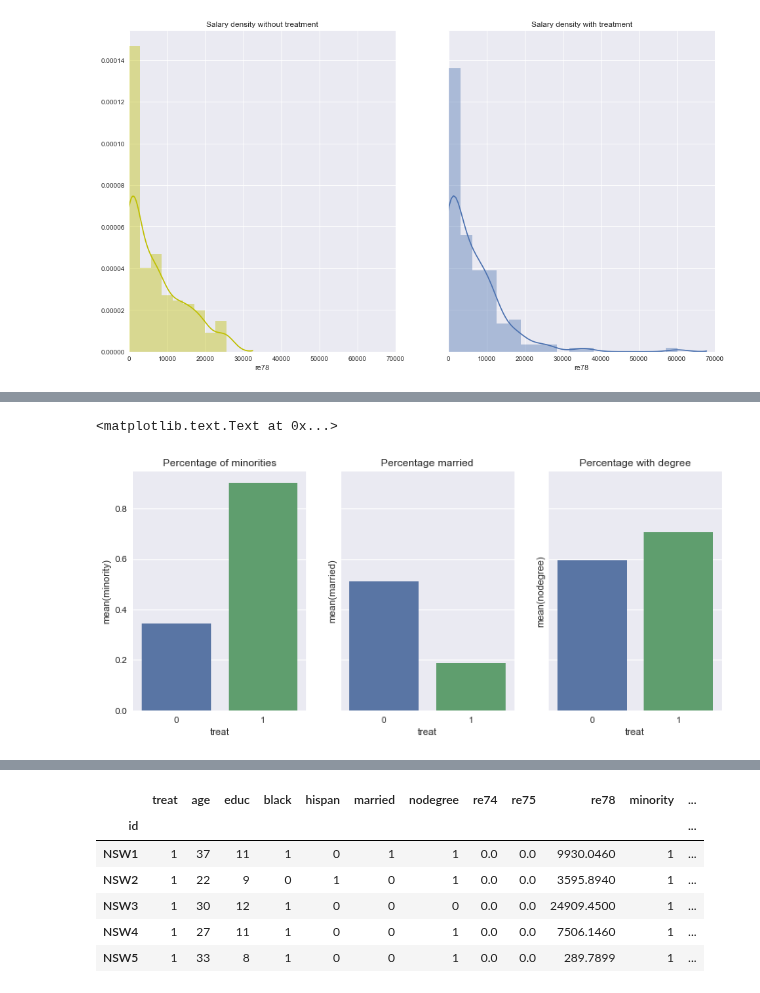
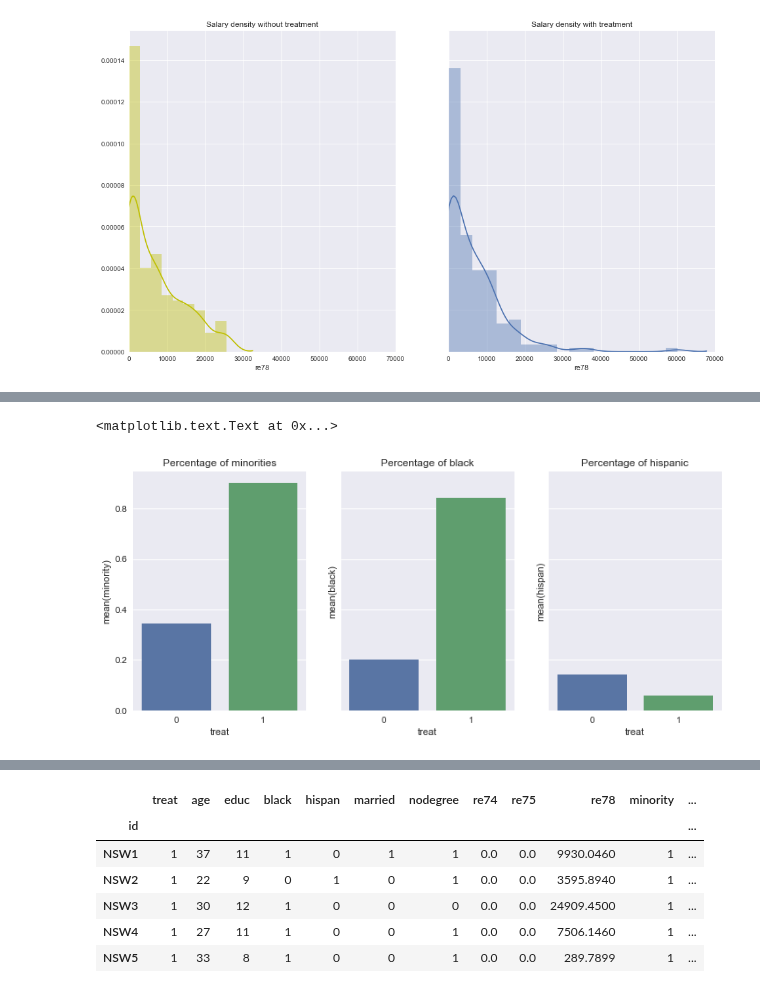
Before and after one commit to roman-bachmann/prayingmantissa, a Jupyter notebook: homework04/notebook.ipynb, the cells around one changed output, grey strips where cells are left out. Saved outputs shown, nothing was run; the diff lists cells and outputs as text; code cells hidden in the pictures.

```diff
--- a/homework04/notebook.ipynb
+++ b/homework04/notebook.ipynb
@@ -28,7 +32,7 @@ DATA = './data/'
 lalonde = pd.read_csv(DATA + 'lalonde.csv', index_col=0)
 
 lalonde['minority'] = lalonde['black'] + lalonde['hispan']
-lalonde['is_zero'] = ((lalonde.re74 == 0 ) | (lalonde.re75 == 0))
+lalonde['zero_in_74/75'] = ((lalonde.re74 == 0 ) | (lalonde.re75 == 0))
 lalonde.head()
 # %% [output]
 |  | treat | age | educ | black | hispan | married | nodegree | re74 | re75 | re78 | minority | ... |
@@ -87,9 +92,9 @@ First we take a look at covariates, which are either true or false for a given s
 # %%
 fig, axs = plt.subplots(1, 3, figsize=(12, 5),sharey = True)
 
 sns.barplot(x='treat', y='minority', data=lalonde, ax=axs[0], ci=None).set_title('Percentage of minorities')
-sns.barplot(x='treat', y='married', data=lalonde, ax=axs[1], ci=None).set_title('Percentage married')
-sns.barplot(x='treat', y='nodegree', data=lalonde, ax=axs[2], ci=None).set_title('Percentage with degree')
+sns.barplot(x='treat', y='black', data=lalonde, ax=axs[1], ci=None).set_title('Percentage of black')
+sns.barplot(x='treat', y='hispan', data=lalonde, ax=axs[2], ci=None).set_title('Percentage of hispanic')
 # %% [output]
 <matplotlib.text.Text at 0x...>
-[figure, old version]
+[figure, new version]
```
Also changed, not shown: parts of 56 cells of this notebook.
